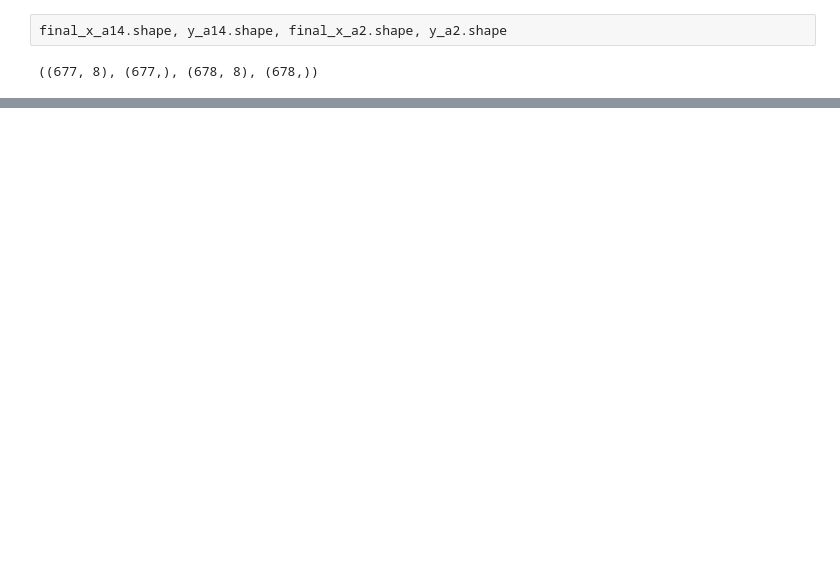
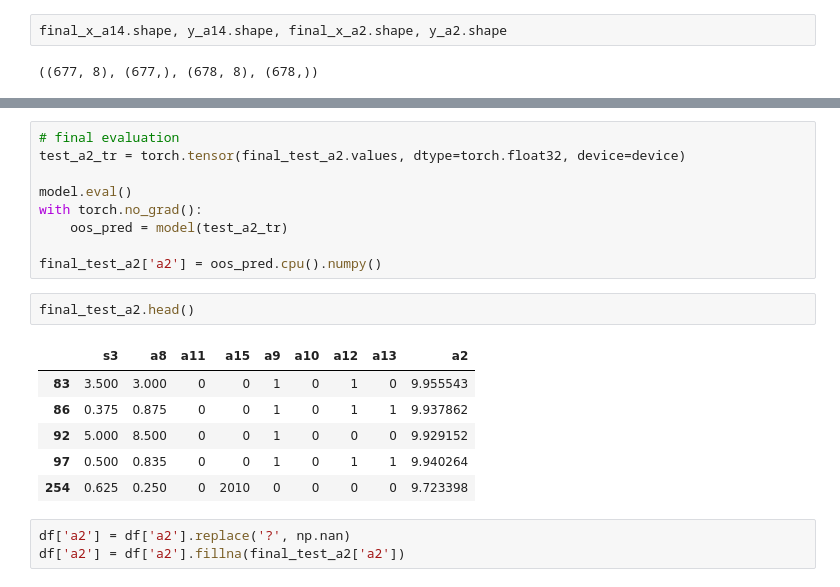
Before and after one commit to rishi-wqd190004/t81_588_course, a Jupyter notebook: assignments/assignment_4.ipynb, the cells around one changed output, grey strips where cells are left out. Saved outputs shown, nothing was run; the diff lists cells and outputs as text; blank space fills up the shorter version.

```diff
--- a/assignments/assignment_4.ipynb
+++ b/assignments/assignment_4.ipynb
@@ -142,0 +422,21 @@ y = torch.tensor(y_a14.values, dtype=torch.float32, device=device).view(-1,1)
+# %%
+# final evaluation
+test_a2_tr = torch.tensor(final_test_a2.values, dtype=torch.float32, device=device)
+
+model.eval()
+with torch.no_grad():
+    oos_pred = model(test_a2_tr)
+
+final_test_a2['a2'] = oos_pred.cpu().numpy()
+# %%
+final_test_a2.head()
+# %% [output]
+|  | s3 | a8 | a11 | a15 | a9 | a10 | a12 | a13 | a2 |
+| 83 | 3.500 | 3.000 | 0 | 0 | 1 | 0 | 1 | 0 | 9.955543 |
+| 86 | 0.375 | 0.875 | 0 | 0 | 1 | 0 | 1 | 1 | 9.937862 |
+| 92 | 5.000 | 8.500 | 0 | 0 | 1 | 0 | 0 | 0 | 9.929152 |
+| 97 | 0.500 | 0.835 | 0 | 0 | 1 | 0 | 1 | 1 | 9.940264 |
+| 254 | 0.625 | 0.250 | 0 | 2010 | 0 | 0 | 0 | 0 | 9.723398 |
+# %%
+df['a2'] = df['a2'].replace('?', np.nan)
+df['a2'] = df['a2'].fillna(final_test_a2['a2'])
```
Also changed, not shown: parts of 17 cells of this notebook.
